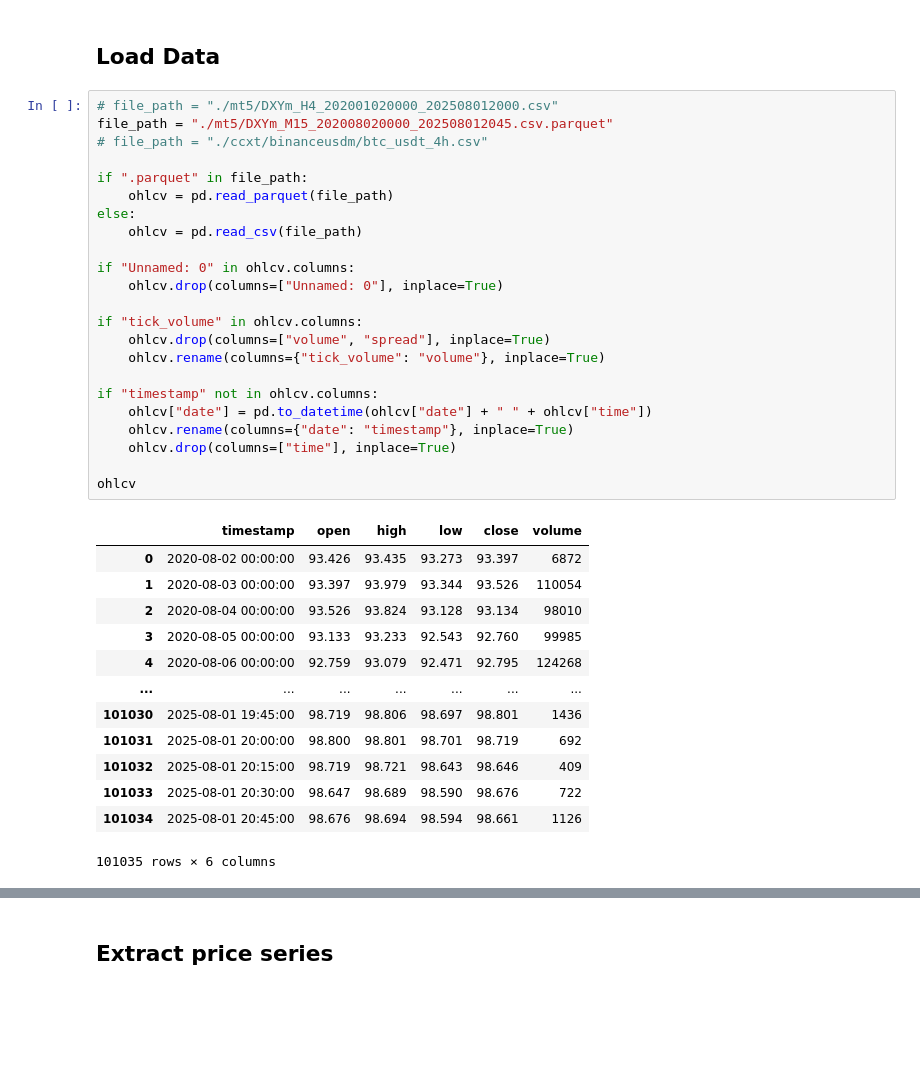
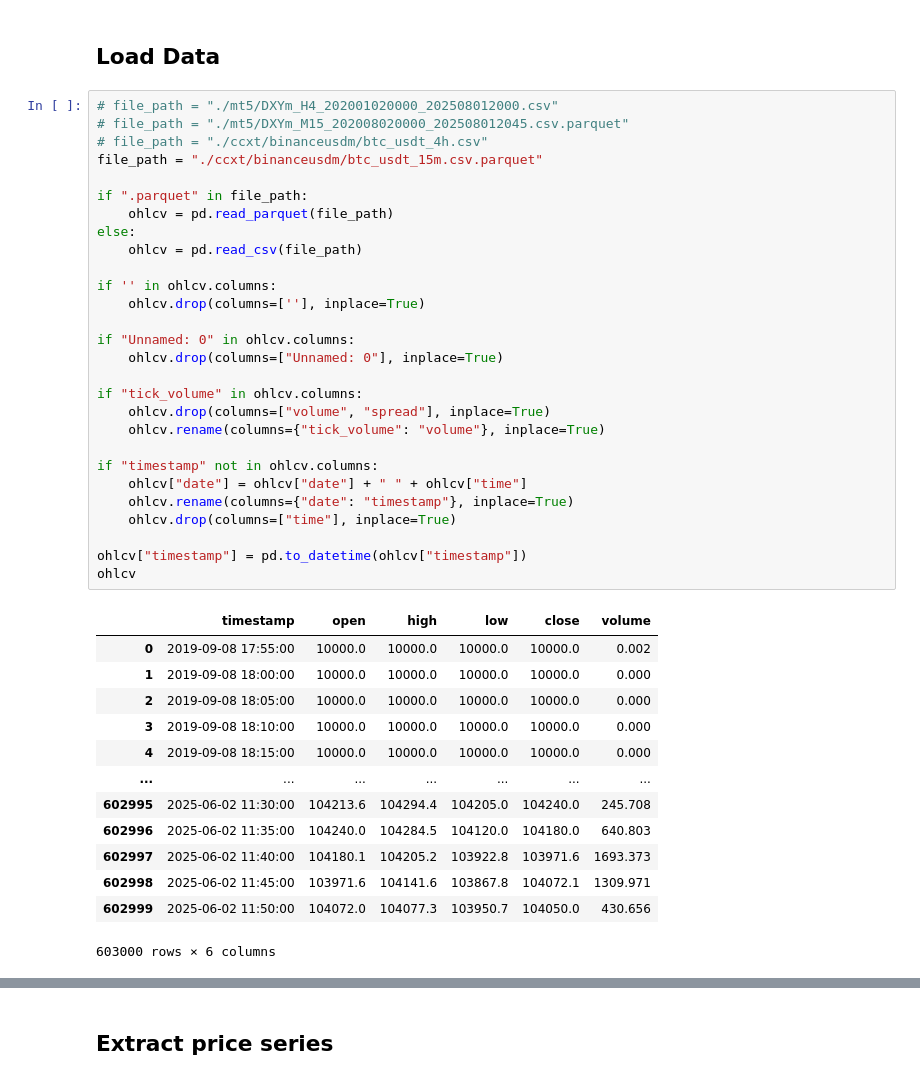
Before and after one commit to seekersoftec/quantinaut, a Jupyter notebook: data/afts.ipynb, the cells around one changed output, grey strips where cells are left out. Drawn from its saved outputs; the diff is of its cells as text; blank space fills up the shorter version.

```diff
--- a/data/afts.ipynb
+++ b/data/afts.ipynb
@@ -31,38 +31,43 @@ np.random.seed(42)
 ## Load Data
 # %%
 # file_path = "./mt5/DXYm_H4_202001020000_202508012000.csv"
-file_path = "./mt5/DXYm_M15_202008020000_202508012045.csv.parquet"
+# file_path = "./mt5/DXYm_M15_202008020000_202508012045.csv.parquet"
 # file_path = "./ccxt/binanceusdm/btc_usdt_4h.csv"
+file_path = "./ccxt/binanceusdm/btc_usdt_15m.csv.parquet"
 
 if ".parquet" in file_path:
     ohlcv = pd.read_parquet(file_path)
 else:
     ohlcv = pd.read_csv(file_path)
+
+if '' in ohlcv.columns:
+    ohlcv.drop(columns=[''], inplace=True)
 
 if "Unnamed: 0" in ohlcv.columns:
     ohlcv.drop(columns=["Unnamed: 0"], inplace=True)
 
 if "tick_volume" in ohlcv.columns:
     ohlcv.drop(columns=["volume", "spread"], inplace=True)
     ohlcv.rename(columns={"tick_volume": "volume"}, inplace=True)
 
 if "timestamp" not in ohlcv.columns:
-    ohlcv["date"] = pd.to_datetime(ohlcv["date"] + " " + ohlcv["time"])
+    ohlcv["date"] = ohlcv["date"] + " " + ohlcv["time"]
     ohlcv.rename(columns={"date": "timestamp"}, inplace=True)
     ohlcv.drop(columns=["time"], inplace=True)
 
+ohlcv["timestamp"] = pd.to_datetime(ohlcv["timestamp"])
 ohlcv
 # %% [output]
 |  | timestamp | open | high | low | close | volume |
-| 0 | 2020-08-02 00:00:00 | 93.426 | 93.435 | 93.273 | 93.397 | 6872 |
-| 1 | 2020-08-03 00:00:00 | 93.397 | 93.979 | 93.344 | 93.526 | 110054 |
-| 2 | 2020-08-04 00:00:00 | 93.526 | 93.824 | 93.128 | 93.134 | 98010 |
-| 3 | 2020-08-05 00:00:00 | 93.133 | 93.233 | 92.543 | 92.760 | 99985 |
-| 4 | 2020-08-06 00:00:00 | 92.759 | 93.079 | 92.471 | 92.795 | 124268 |
+| 0 | 2019-09-08 17:55:00 | 10000.0 | 10000.0 | 10000.0 | 10000.0 | 0.002 |
+| 1 | 2019-09-08 18:00:00 | 10000.0 | 10000.0 | 10000.0 | 10000.0 | 0.000 |
+| 2 | 2019-09-08 18:05:00 | 10000.0 | 10000.0 | 10000.0 | 10000.0 | 0.000 |
+| 3 | 2019-09-08 18:10:00 | 10000.0 | 10000.0 | 10000.0 | 10000.0 | 0.000 |
+| 4 | 2019-09-08 18:15:00 | 10000.0 | 10000.0 | 10000.0 | 10000.0 | 0.000 |
 | ... | ... | ... | ... | ... | ... | ... |
-| 101030 | 2025-08-01 19:45:00 | 98.719 | 98.806 | 98.697 | 98.801 | 1436 |
-| 101031 | 2025-08-01 20:00:00 | 98.800 | 98.801 | 98.701 | 98.719 | 692 |
-| 101032 | 2025-08-01 20:15:00 | 98.719 | 98.721 | 98.643 | 98.646 | 409 |
-| 101033 | 2025-08-01 20:30:00 | 98.647 | 98.689 | 98.590 | 98.676 | 722 |
-| 101034 | 2025-08-01 20:45:00 | 98.676 | 98.694 | 98.594 | 98.661 | 1126 |
+| 602995 | 2025-06-02 11:30:00 | 104213.6 | 104294.4 | 104205.0 | 104240.0 | 245.708 |
+| 602996 | 2025-06-02 11:35:00 | 104240.0 | 104284.5 | 104120.0 | 104180.0 | 640.803 |
+| 602997 | 2025-06-02 11:40:00 | 104180.1 | 104205.2 | 103922.8 | 103971.6 | 1693.373 |
+| 602998 | 2025-06-02 11:45:00 | 103971.6 | 104141.6 | 103867.8 | 104072.1 | 1309.971 |
+| 602999 | 2025-06-02 11:50:00 | 104072.0 | 104077.3 | 103950.7 | 104050.0 | 430.656 |
-101035 rows × 6 columns
+603000 rows × 6 columns
```
Also changed, not shown: parts of 44 cells of this notebook, 5 other files.
